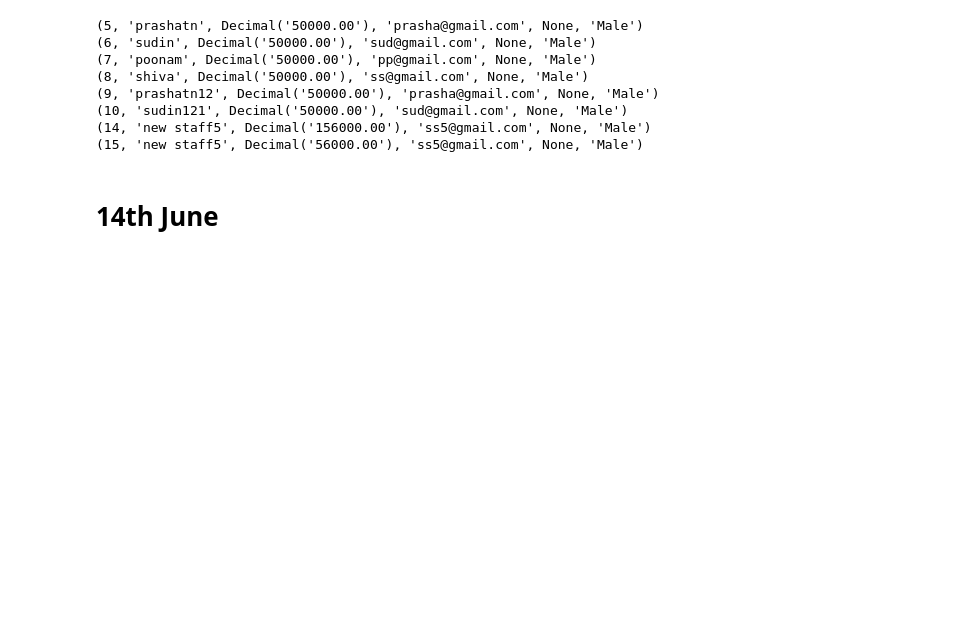
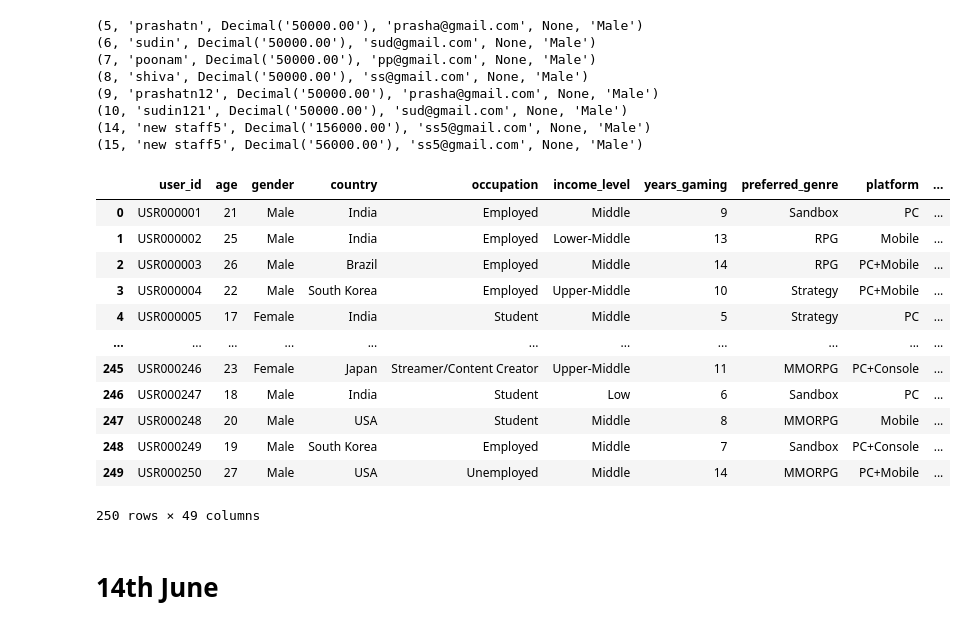
Before and after one commit to rupahli/AIML, a Jupyter notebook: Code/sql.ipynb, the cells around one changed output. Cells and saved outputs as stored; diff of their text form; code cells hidden in the pictures; blank space fills up the shorter version.

```diff
--- a/Code/sql.ipynb
+++ b/Code/sql.ipynb
@@ -326,33 +326,47 @@ for row in cursor:
 # %%
 import pandas as pd
 
 # data taken from https://www.kaggle.com/datasets/ajitashwath/gaming-addiction-dataset
 df= pd.read_csv(r"C:\Users\KITTU-PALKIN\OneDrive\Documents\Rupahli\GUVI\AIML\Data\gaming_addiction.csv") # -- Reading a CSV file into a DataFrame
 
 
 
 dtype_mapping ={
     'int64':"INT",
     'float64':"FLOAT",
     'str':"varchar(100)",
     'bool':"BOOLEAN",
     'object':"varchar(100)"
 }
 columns=[]
 for col, dtype in df.dtypes.items():
     #print (col, dtype)
     dtype = dtype_mapping.get(str(dtype),"varchar(255)") ## default varchar if not found in mapping
     columns.append(f"{col} {dtype}")
 
 columns
 
-query = "create table gaming (" + (',').join(columns) +")"
+#query = "create table gaming (" + (',').join(columns) +")"
 
-cursor.execute(query)
+#cursor.execute(query)
 
 query = "insert into gaming (" + (',').join(columns) +")"
-
-cursor.execute(query)
+df
+#cursor.execute(query)
+# %% [output]
+|  | user_id | age | gender | country | occupation | income_level | years_gaming | preferred_genre | platform | ... |
+| 0 | USR000001 | 21 | Male | India | Employed | Middle | 9 | Sandbox | PC | ... |
+| 1 | USR000002 | 25 | Male | India | Employed | Lower-Middle | 13 | RPG | Mobile | ... |
+| 2 | USR000003 | 26 | Male | Brazil | Employed | Middle | 14 | RPG | PC+Mobile | ... |
+| 3 | USR000004 | 22 | Male | South Korea | Employed | Upper-Middle | 10 | Strategy | PC+Mobile | ... |
+| 4 | USR000005 | 17 | Female | India | Student | Middle | 5 | Strategy | PC | ... |
+| ... | ... | ... | ... | ... | ... | ... | ... | ... | ... | ... |
+| 245 | USR000246 | 23 | Female | Japan | Streamer/Content Creator | Upper-Middle | 11 | MMORPG | PC+Console | ... |
+| 246 | USR000247 | 18 | Male | India | Student | Low | 6 | Sandbox | PC | ... |
+| 247 | USR000248 | 20 | Male | USA | Student | Middle | 8 | MMORPG | Mobile | ... |
+| 248 | USR000249 | 19 | Male | South Korea | Employed | Middle | 7 | Sandbox | PC+Console | ... |
+| 249 | USR000250 | 27 | Male | USA | Unemployed | Middle | 14 | MMORPG | PC+Mobile | ... |
+250 rows × 49 columns
 # %% [markdown]
 # 14th June
 # %%
```
Also changed, not shown: 12 other files.
